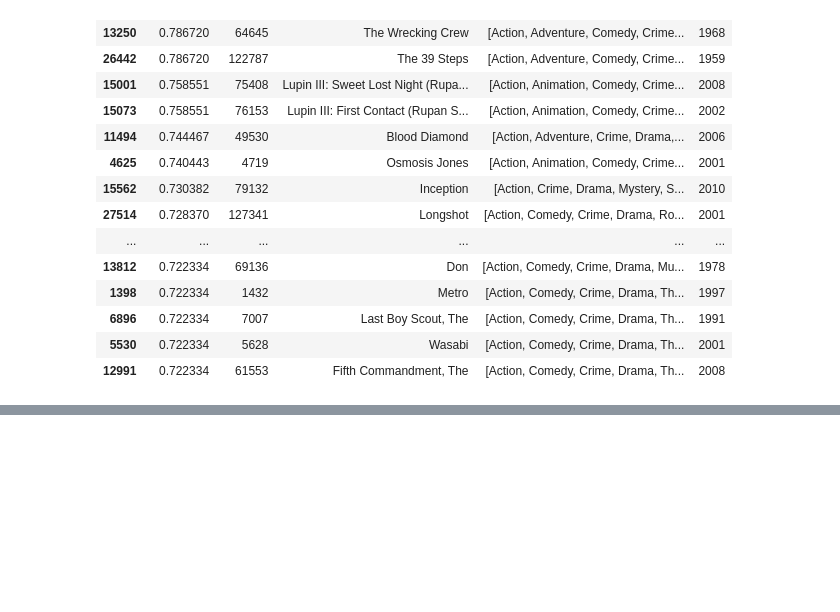
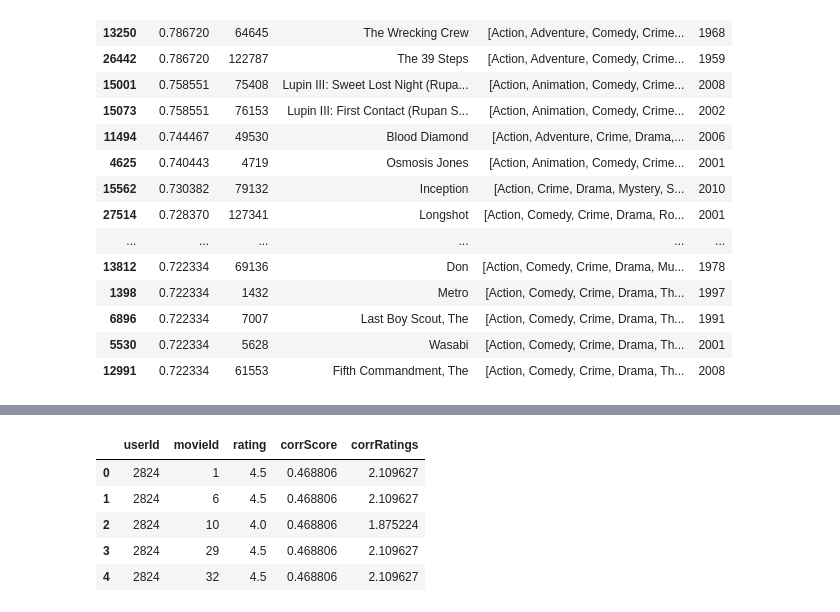
Before and after one commit to ivan-zapreev/data-science-python-projects, a Jupyter notebook: IBM_ML0101EN/mod_05_recommend_sys.ipynb, the cells around one changed output, grey strips where cells are left out. Saved outputs shown, nothing was run; the diff lists cells and outputs as text; code cells hidden in the pictures; blank space fills up the shorter version.

```diff
--- a/IBM_ML0101EN/mod_05_recommend_sys.ipynb
+++ b/IBM_ML0101EN/mod_05_recommend_sys.ipynb
@@ -335,0 +410,8 @@ display(top_20_user_movies)
+# %%
+# Remove the input user from the list
+others_movie_ratings = same_movie_ratings[same_movie_ratings['userId'] != 5]
+
+# Group by user id and select a user with is 1130
+user_groups = others_movie_ratings.groupby(['userId'])
+
+user_groups.get_group(1130)
@@ -335,0 +483,19 @@ display(top_20_user_movies)
+# %%
+# Create the user correlations data frame
+user_corr = pd.DataFrame.from_dict(pearson_corr, orient = 'index')
+user_corr.columns = ['corrScore']
+user_corr['userId'] = user_corr.index
+user_corr.index = range(len(pearson_corr))
+display(user_corr.head())
+
+# Only keep the positive correlations
+print('user_corr before:', user_corr.shape[0])
+user_corr = user_corr[user_corr.corrScore > 0]
+print('user_corr after:', user_corr.shape[0])
+
+# Order by the score, the higher the better
+user_corr = user_corr.sort_values('corrScore', ascending = False)
+display(user_corr.head())
+
+# Choose the top 30 users
+top_30_corr_isers = user_corr.head(30)
@@ -335,0 +528,11 @@ display(top_20_user_movies)
+# %%
+# Multiply the correlation with the movie rating
+others_movie_scores['corrRatings'] = others_movie_scores['rating']*others_movie_scores['corrScore']
+others_movie_scores.head()
+# %% [output]
+|  | userId | movieId | rating | corrScore | corrRatings |
+| 0 | 2824 | 1 | 4.5 | 0.468806 | 2.109627 |
+| 1 | 2824 | 6 | 4.5 | 0.468806 | 2.109627 |
+| 2 | 2824 | 10 | 4.0 | 0.468806 | 1.875224 |
+| 3 | 2824 | 29 | 4.5 | 0.468806 | 2.109627 |
+| 4 | 2824 | 32 | 4.5 | 0.468806 | 2.109627 |
```
Also changed, not shown: parts of 13 cells of this notebook.
